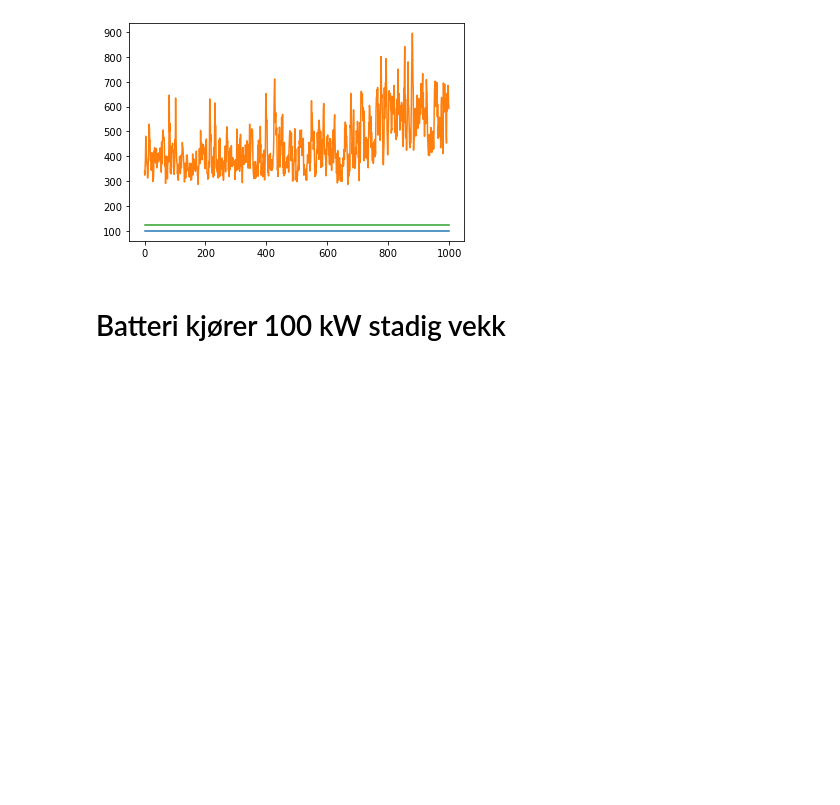
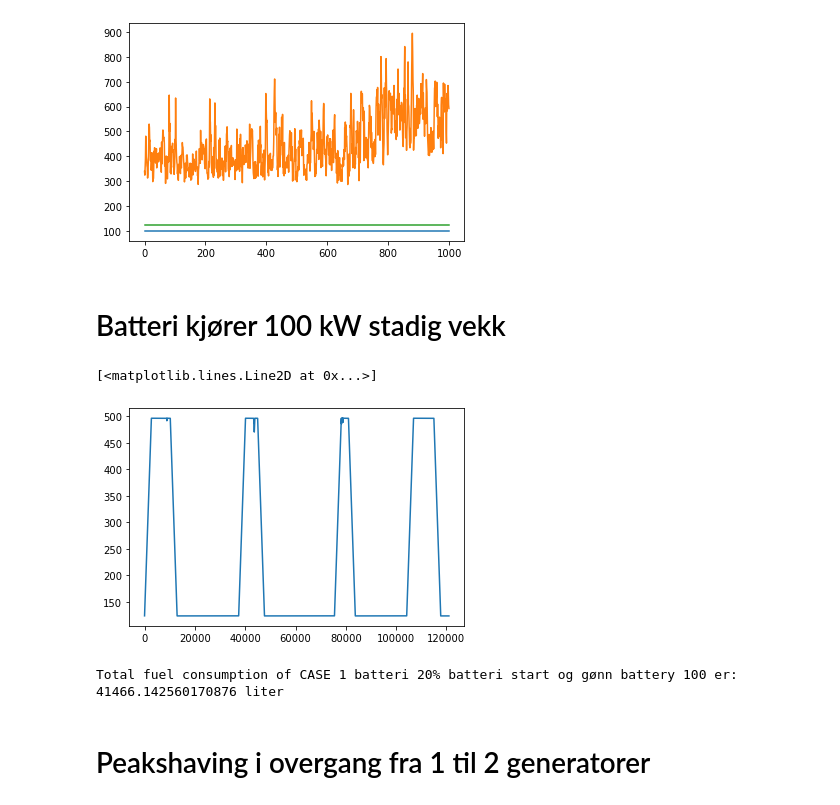
Before and after one commit to andreasdyve/EquinorProject, a Jupyter notebook: python notebooks/Case_1_Reference.ipynb, the cells around one changed output. Saved outputs shown, nothing was run; the diff lists cells and outputs as text; code cells hidden in the pictures; blank space fills up the shorter version.

```diff
--- a/python notebooks/Case_1_Reference.ipynb
+++ b/python notebooks/Case_1_Reference.ipynb
@@ -590 +677,48 @@ plt.plot(soc[59000:60000])
+# %%
+plt.plot(soc)
+# %% [output]
+[<matplotlib.lines.Line2D at 0x...>]
+[figure, added]
+# %%
+# Normalize Generators
+dg0n = (dg0-dg0.min()) / (2100 - dg0.min())
+dg1n = (dg1-dg1.min()) / (2100 - dg1.min())
+dg2n = (dg2-dg2.min()) / (2100 - dg2.min())
+dg3n = (dg3-dg3.min()) / (2100 - dg3.min())
+
+fc_dg0 = np.zeros(120960)
+fc_dg1 = np.zeros(120960)
+fc_dg2 = np.zeros(120960)
+fc_dg3 = np.zeros(120960)
+
+for i in range(len(dg0)):
+    if dg0[i] == 0:
+        fc_dg0[i] = 0
+    else:
+        fc_dg0[i] = (445*dg0n[i] + 47)/720
+
+for i in range(len(dg1)):
+    if dg1[i] == 0:
+        fc_dg1[i] = 0
+    else:
+        fc_dg1[i] = (445*dg1n[i] + 47)/720
+
+for i in range(len(dg2)):
+    if dg2[i] == 0:
+        fc_dg2[i] = 0
+    else:
+        fc_dg2[i] = (445*dg2n[i] + 47)/720
+
+for i in range(len(dg3)):
+    if dg3[i] == 0:
+        fc_dg3[i] = 0
+    else:
+        fc_dg3[i] = (445*dg3n[i] + 47)/720
+
+fc = sum(fc_dg0) + sum(fc_dg1) + sum(fc_dg2) + sum(fc_dg3)
+print('Total fuel consumption of CASE 1 batteri 20% batteri start og gønn battery 100 er: ', fc, 'liter')
+# %% [output]
+Total fuel consumption of CASE 1 batteri 20% batteri start og gønn battery 100 er:  41466.142560170876 liter
+# %% [markdown]
+# Peakshaving i overgang fra 1 til 2 generatorer
 # %%
```
Also changed, not shown: parts of 17 cells of this notebook, 1 other file.
